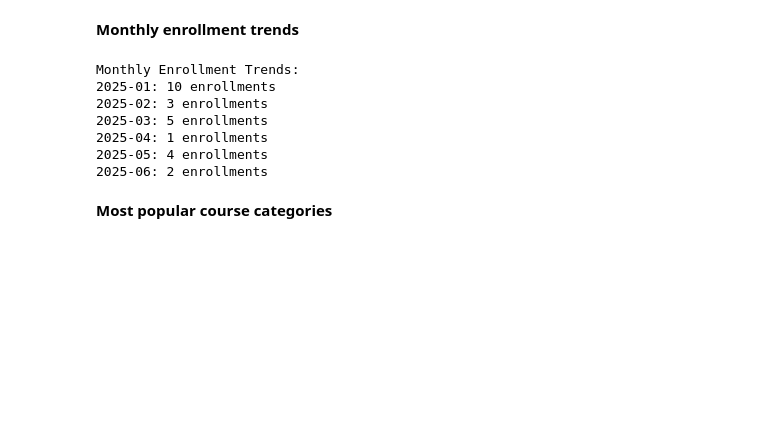
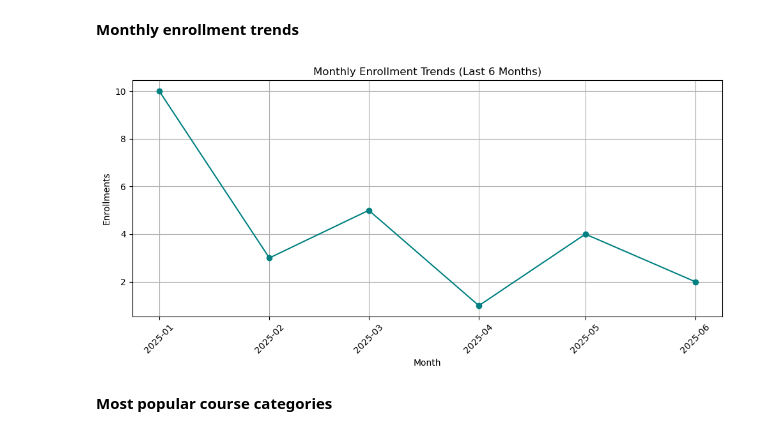
Before and after one commit to Becky090/mongodb-eduhub-project, a Jupyter notebook: notebooks/eduhub_mongodb_project.ipynb, the cells around one changed output. Drawn from its saved outputs; the diff is of its cells as text; code cells hidden in the pictures; blank space fills up the shorter version.

```diff
--- a/notebooks/eduhub_mongodb_project.ipynb
+++ b/notebooks/eduhub_mongodb_project.ipynb
@@ -519,20 +537,29 @@ Instructor ID: user27, Revenue: $557.28
 ## **Advanced Analytics**
 # %% [markdown]
 **Monthly enrollment trends**
-# %%
-# Monthly enrollment trends for last 6 months
-monthly_trends = get_monthly_enrollment_trends(db,6)
-print("Monthly Enrollment Trends:")
-for item in monthly_trends:
-    print(f"{item['year']}-{item['month']:02d}: {item['enrollments']} enrollments")
-# %% [output]
-Monthly Enrollment Trends:
-2025-01: 10 enrollments
-2025-02: 3 enrollments
-2025-03: 5 enrollments
-2025-04: 1 enrollments
-2025-05: 4 enrollments
-2025-06: 2 enrollments
+# %%
+# Monthly enrollment trends for last 6 months
+monthly_trends = get_monthly_enrollment_trends(db, 6)
+
+df_trends = pd.DataFrame(monthly_trends)
+
+df_trends["date"] = pd.to_datetime(df_trends["year"].astype(str) + "-" + df_trends["month"].astype(str) + "-01")
+
+df_trends = df_trends.sort_values("date")
+
+# Plot
+plt.figure(figsize=(10, 5))
+plt.plot(df_trends["date"], df_trends["enrollments"], marker="o", linestyle='-', color='teal')
+
+plt.title("Monthly Enrollment Trends (Last 6 Months)")
+plt.xlabel("Month")
+plt.ylabel("Enrollments")
+plt.grid(True)
+plt.xticks(rotation=45)
+plt.tight_layout()
+plt.show()
+# %% [output]
+[figure, added]
 # %% [markdown]
 **Most popular course categories**
 # %%
```
Also changed, not shown: parts of 14 cells of this notebook, 1 other file.
